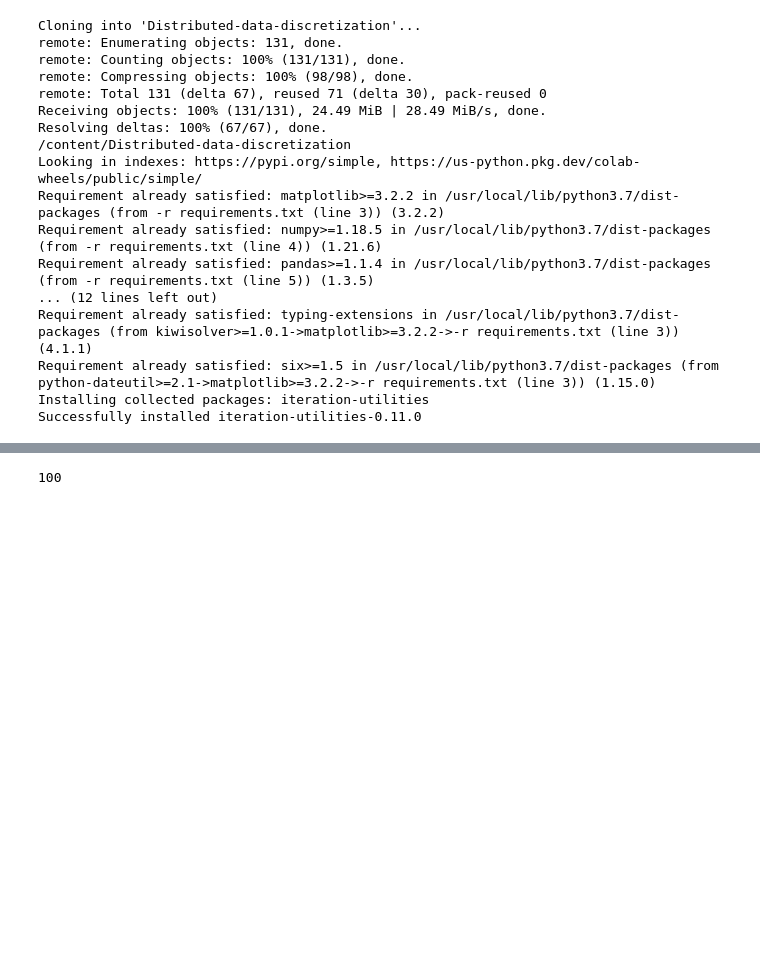
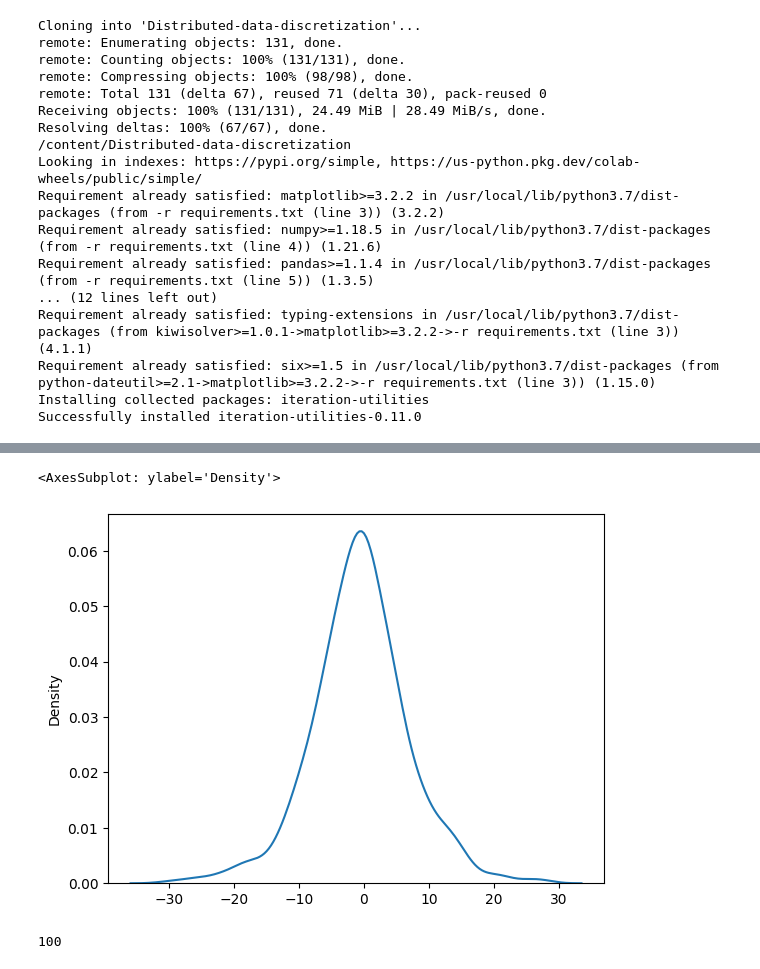
Before and after one commit to hungpham13/Distributed-data-discretization, a Jupyter notebook: Equal-Binning.ipynb, the cells around one changed output, grey strips where cells are left out. Saved outputs shown, nothing was run; the diff lists cells and outputs as text; code cells hidden in the pictures; blank space fills up the shorter version.

```diff
--- a/Equal-Binning.ipynb
+++ b/Equal-Binning.ipynb
@@ -56,3 +56,11 @@ data = generate_data(100, 10000, 'normal')
+# %%
+import numpy as np
+import seaborn as sns
+s = np.random.logistic(0, 4, 1000).tolist()
+sns.kdeplot(s)
+# %% [output]
+<AxesSubplot: ylabel='Density'>
+[figure, added]
 # %%
 import numpy as np
 import seaborn as sns
```
Also changed, not shown: parts of 1 cell of this notebook, 1 other file.
